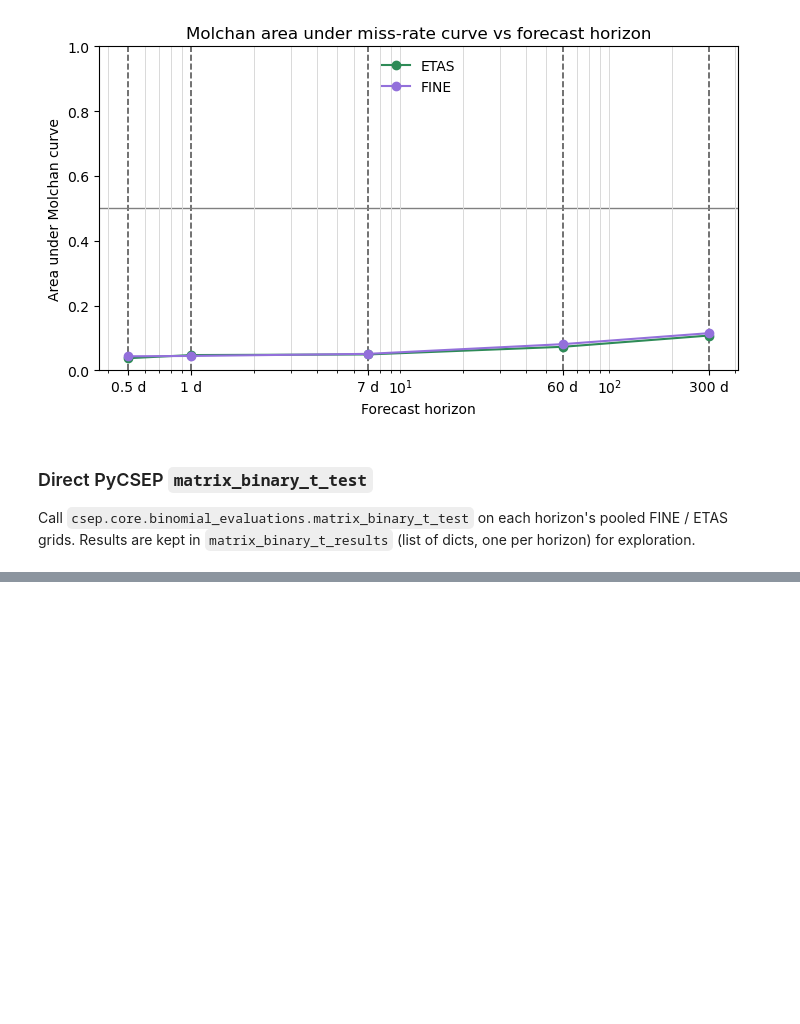
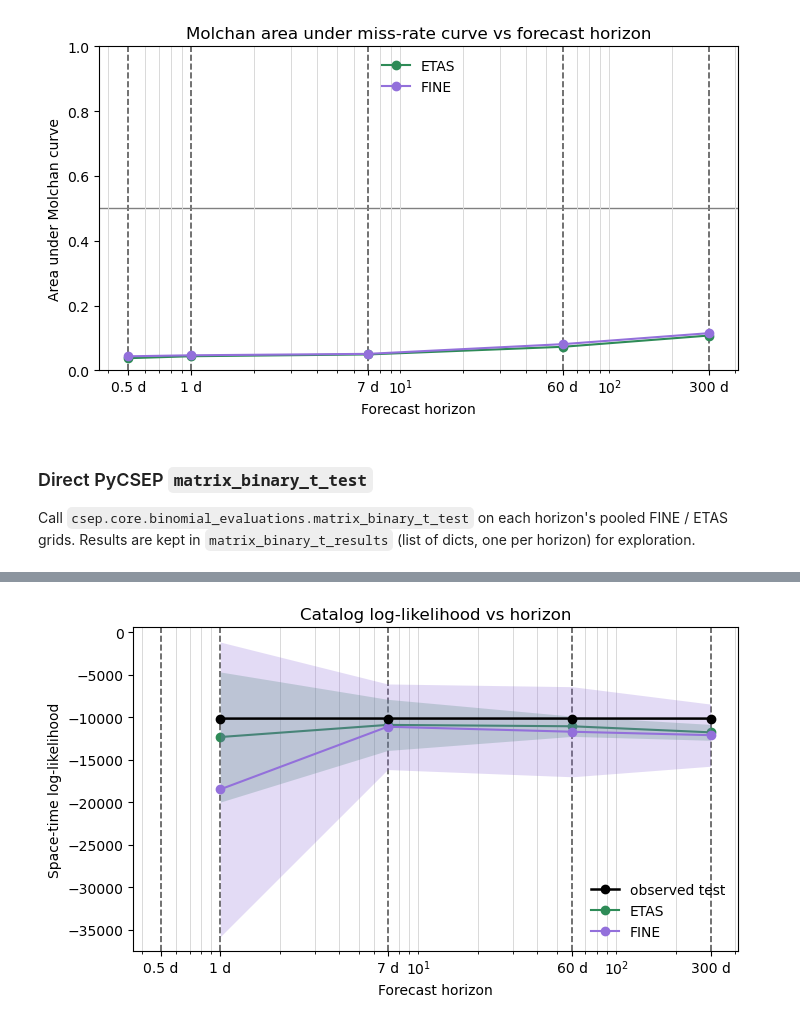
Before and after one commit to Ner-Ber/etas_edits, a Jupyter notebook: notebooks/compare_rolling_etas_fine_across_horizons.ipynb, the cells around one changed output, grey strips where cells are left out. Cells and saved outputs as stored; diff of their text form; code cells hidden in the pictures; blank space fills up the shorter version.

Commit message:
Show magnitude and space-time likelihoods in the rolling comparison notebooks.
Co-authored-by: Cursor <cursoragent@cursor.com>

```diff
--- a/notebooks/compare_rolling_etas_fine_across_horizons.ipynb
+++ b/notebooks/compare_rolling_etas_fine_across_horizons.ipynb
@@ -1203,0 +1367,87 @@ else:
+# %%
+def _spacetime_ll_path(horizon_dir: Path) -> Path | None:
+    for candidate in (
+        horizon_dir / "analysis_cache" / "spacetime_loglikelihood.csv",
+        horizon_dir / "spacetime_loglikelihood.csv",
+    ):
+        if candidate.is_file():
+            return candidate
+    return None
+
+
+ll_rows = []
+missing_horizons = []
+for experiment in EXPERIMENTS:
+    for days in experiment["horizon_days"]:
+        horizon_dir = rolling_analysis.horizon_directory(experiment["output_root"], float(days))
+        path = _spacetime_ll_path(horizon_dir)
+        if path is None:
+            missing_horizons.append(f"{float(days):g} d")
+            continue
+        frame = pd.read_csv(path)
+        observed_total = float(frame.loc[frame["kind"] == "observed_test", "log_likelihood"].sum())
+        forecasts = frame.loc[frame["kind"] == "forecast"]
+        for method, group in forecasts.groupby("method"):
+            totals = group.groupby("seed")["log_likelihood"].sum()
+            ll_rows.append({
+                "horizon_days": float(days),
+                "method": str(method),
+                "n_seeds": int(totals.shape[0]),
+                "mean_log_likelihood": float(totals.mean()),
+                "std_log_likelihood": float(totals.std(ddof=1)) if len(totals) > 1 else 0.0,
+                "observed_test_log_likelihood": observed_total,
+            })
+
+spacetime_ll = (
+    pd.DataFrame(ll_rows)
+    .sort_values(["horizon_days", "method"])
+    .reset_index(drop=True)
+)
+if missing_horizons:
+    display(Markdown(
+        "No space-time log-likelihood table yet for "
+        + ", ".join(missing_horizons)
+        + ". Those horizons are left off the figure."
+    ))
+display(spacetime_ll)
+
+
+def plot_spacetime_ll_vs_horizon(table: pd.DataFrame) -> None:
+    fig, ax = plt.subplots(figsize=(7.2, 4.2))
+    _style_horizon_axis(ax)
+    observed = table.drop_duplicates("horizon_days").sort_values("horizon_days")
+    ax.plot(
+        observed["horizon_days"],
+        observed["observed_test_log_likelihood"],
+        color="black",
+        marker="o",
+        linewidth=1.8,
+        label="observed test",
+        zorder=3,
+    )
+    for method in methods:
+        part = table.loc[table["method"] == method].sort_values("horizon_days")
+        if part.empty:
+            continue
+        x = part["horizon_days"].to_numpy(dtype=float)
+        mean = part["mean_log_likelihood"].to_numpy(dtype=float)
+        std = part["std_log_likelihood"].to_numpy(dtype=float)
+        color = METHOD_COLORS.get(method)
+        ax.fill_between(x, mean - std, mean + std, color=color, alpha=0.25, linewidth=0, zorder=2)
+        ax.plot(
+            x,
+            mean,
+            color=color,
+            marker="o",
+            label=METHOD_LABELS.get(method, method),
+            zorder=2,
+        )
+    ax.set_ylabel("Space-time log-likelihood")
+    ax.set_title("Catalog log-likelihood vs horizon")
+    ax.legend(frameon=False)
+    fig.tight_layout()
+    show_fig(fig)
+
+
+plot_spacetime_ll_vs_horizon(spacetime_ll)
+# %% [output]
@@ -1203,0 +1464 @@ else:
+[figure, added]
```
Also changed, not shown: parts of 12 cells of this notebook, 1 other file.
